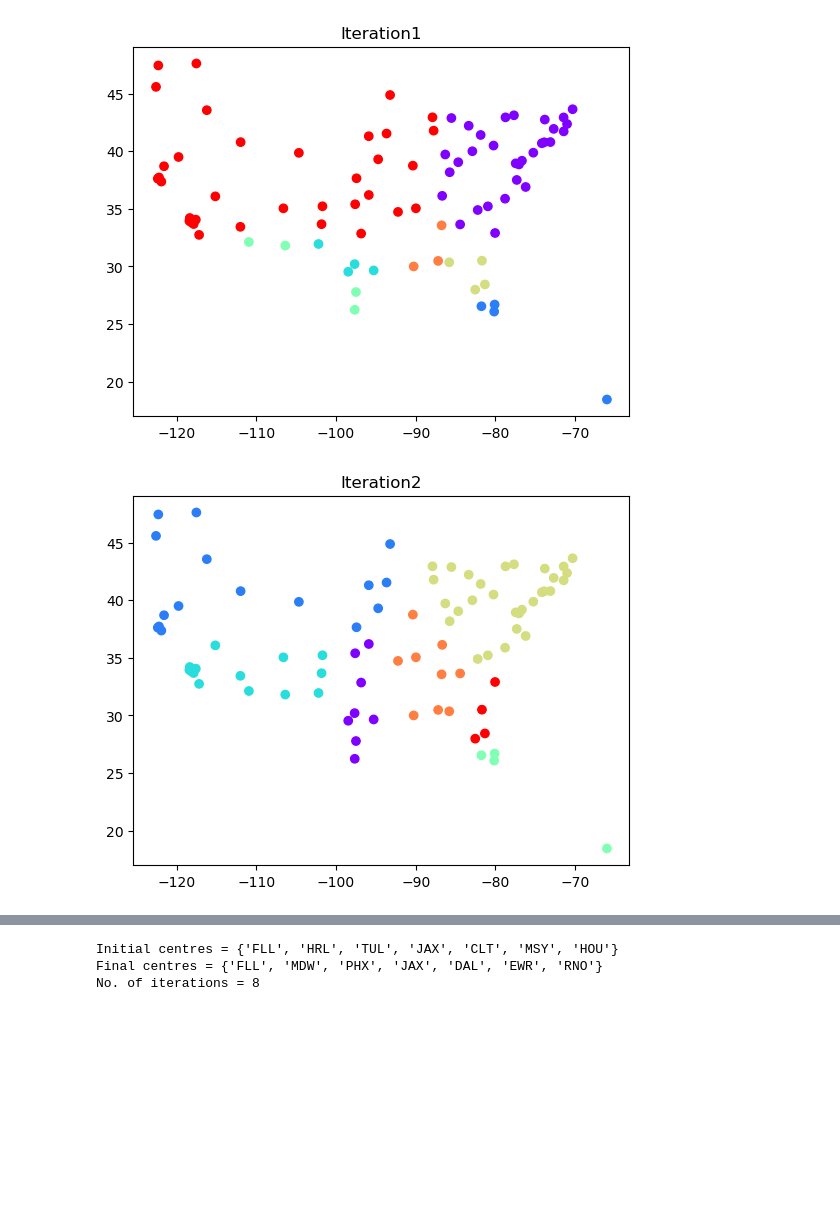
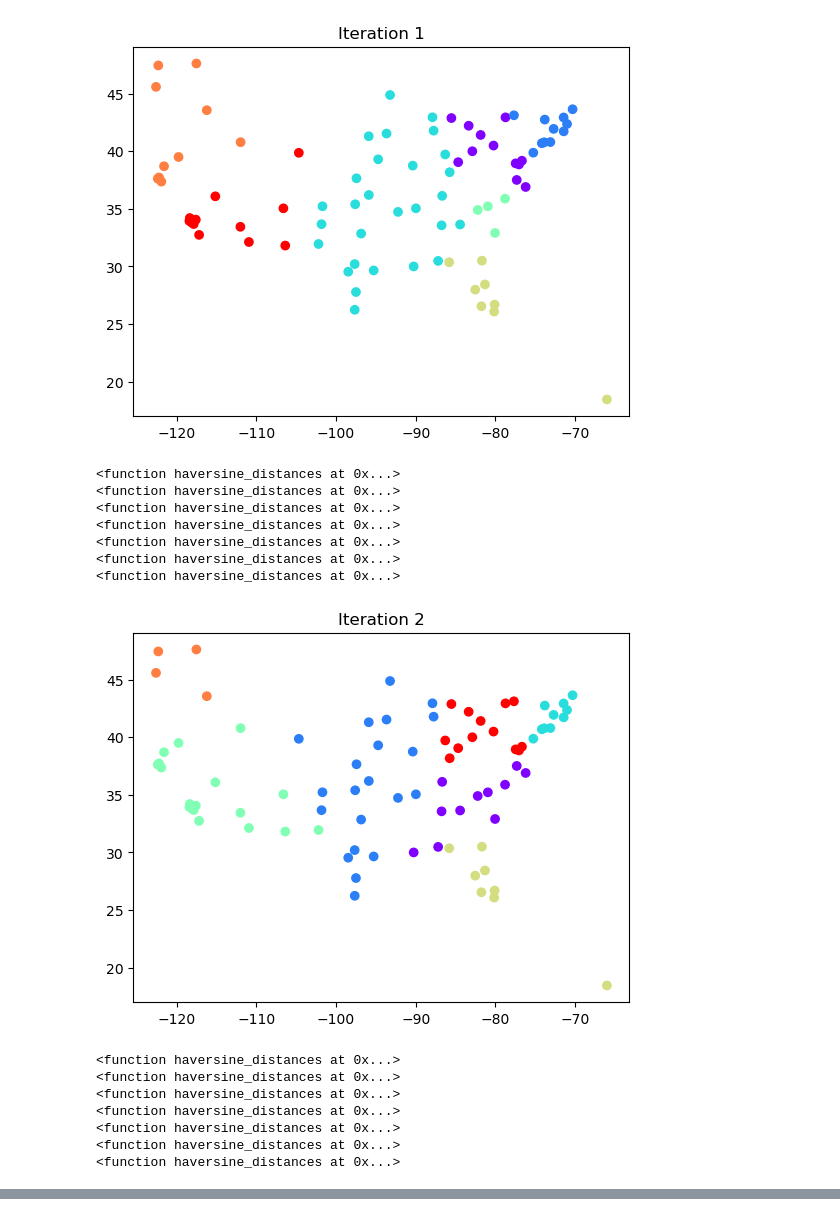
Before and after one commit to krutalp/Airline_Route_Analytics, a Jupyter notebook: Nihaar/Nihaar.ipynb, the cells around one changed output, grey strips where cells are left out. Cells and saved outputs as stored; diff of their text form; code cells hidden in the pictures; blank space fills up the shorter version.

Commit message:
K-means 3.0
Calibrated code with the new EDGE TABLE and changed the average distance to average haversine distance

```diff
--- a/Nihaar/Nihaar.ipynb
+++ b/Nihaar/Nihaar.ipynb
@@ -83,0 +5,6 @@ sw_airports_location
+# %%
+sw_data=pd.read_csv("FINAL_EDGE_TABLE.csv",usecols=['Origin_Airport_Code','origin_lat','origin_long','passengers','sum_departures_performed'])
+sw_airports_location=sw_data[['Origin_Airport_Code','origin_lat','origin_long']].drop_duplicates(keep='first').reset_index(drop=True)
+renaming={'Origin_Airport_Code':'IATA','origin_lat':'LATITUDE','origin_long':'LONGITUDE'}
+sw_airports_location.rename(columns=renaming,inplace=True)
+sw_airports_location
@@ -88,7 +29,8 @@ def haversine(x,y):
     R=6371 #Radius of Earth in KM
     x_rd=np.radians(x)
     y_rd=np.radians(y)
-    d=R*haversine_distances([x_rd,y_rd]) #Haversine Distance
+    h=(haversine_distances([x_rd,y_rd]))[0][1]
+    d=R*h #Haversine Distance
     return d
 # %%
 #Setting all the fixed pre-requisite values
@@ -116,7 +58,7 @@ while(set(old_centres)!=set(new_centres)):
     k,l=0,0
     for i in coordinates:
         for j in centres_coords:
-            distance_matrix[k][l]=haversine(list(i),list(j))[0][1]
+            distance_matrix[k][l]=haversine(list(i),list(j))
             l=l+1
         l=0
         k=k+1
@@ -127,41 +69,53 @@ while(set(old_centres)!=set(new_centres)):
     for i in distance_matrix:
         i=list(i)
         labels.append(new_centres[i.index(min(i))])
     sw_airports_location['LABELS']=labels
 
     #Plotting the clusters
     plt.scatter(coordinates[:,1],coordinates[:,0],c=pd.Categorical(labels).codes,cmap=plt.cm.rainbow)
-    plt.title('Iteration'+str(counter+1))
+    plt.title('Iteration '+str(counter+1))
     plt.show();
 
     #For each cluster, finds out the weighted average of all latitudes and longitudes (Virtual point)
     #Makes that point the cluster centre whose haversine distance from the virtual point is least
     #Assigns all new cluster centres coordinates by replacing old ones
     centres_coords=[]
     for centres in np.unique(labels):
         a=sw_airports_location.loc[sw_airports_location['LABELS']==centres][['LATITUDE','LONGITUDE']].values
-        j=np.average(a,axis=0)
-        min_distance=np.inf
-        for i in a:
-            dd=haversine(list(i),list(j))[0][1]
-            if (dd<min_distance):
-                min_i=i
-                min_distance=dd
-        centres_coords.append(list(min_i))
+        h_distances=np.zeros(a.shape[0])
+        print(haversine_distances)
+        for i in range(h_distances.size):
+            h_distances[i]=haversine(list(a[i,:]),[0,0])
+        j=np.average(h_distances)
+        centres_coords.append(a[np.argmin(np.abs(h_distances-j)),:])
 
 
     #Finding the corresponding airports to the newly found cluster centre coordinates
     new_centres=[]
     for i in centres_coords:
         new_centres.append(sw_airports_location.iloc[sw_airports_location.index[(sw_airports_location['LATITUDE']==i[0]) &
                                                          (sw_airports_location['LONGITUDE']==i[1])].tolist()[0]]['IATA'])
 
     #Increasing the counter for every iteration
     counter=counter+1
 
 print('Initial centres =',initial_centres)
 print('Final centres =',set(new_centres))
 print('No. of iterations =',counter)
 # %% [output]
-[figure, old version]
+[figure, new version]
+<function haversine_distances at 0x...>
+<function haversine_distances at 0x...>
+<function haversine_distances at 0x...>
+<function haversine_distances at 0x...>
+<function haversine_distances at 0x...>
+<function haversine_distances at 0x...>
+<function haversine_distances at 0x...>
-[figure, old version]
+[figure, new version]
+<function haversine_distances at 0x...>
+<function haversine_distances at 0x...>
+<function haversine_distances at 0x...>
+<function haversine_distances at 0x...>
+<function haversine_distances at 0x...>
+<function haversine_distances at 0x...>
+<function haversine_distances at 0x...>
@@ -174,3 +146,0 @@ print('No. of iterations =',counter)
-Initial centres = {'FLL', 'HRL', 'TUL', 'JAX', 'CLT', 'MSY', 'HOU'}
-Final centres = {'FLL', 'MDW', 'PHX', 'JAX', 'DAL', 'EWR', 'RNO'}
-No. of iterations = 8
```
Also changed, not shown: parts of 9 cells of this notebook, 1 other file.
